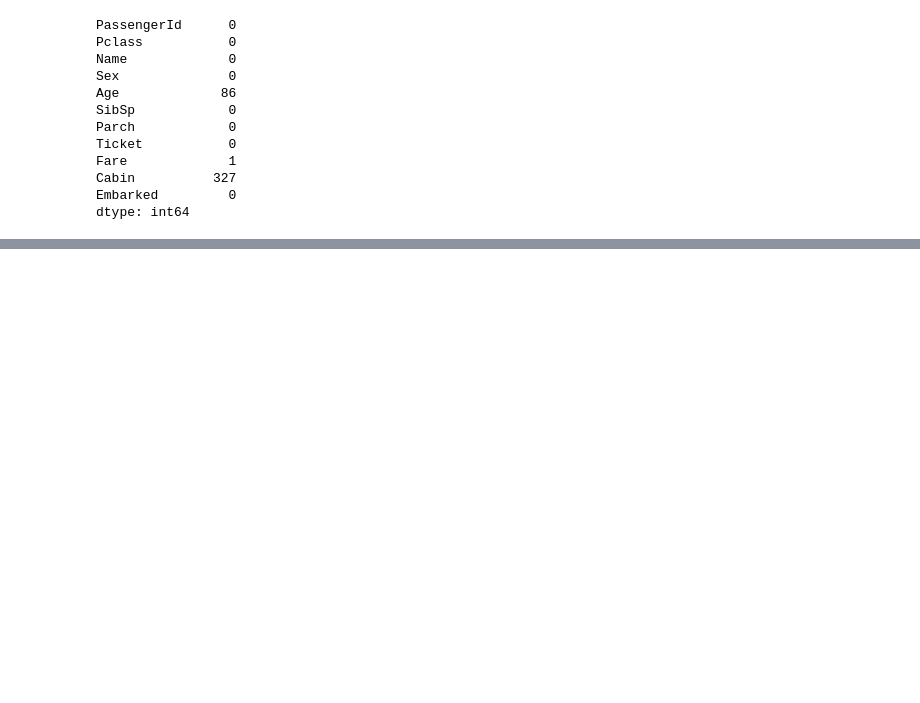
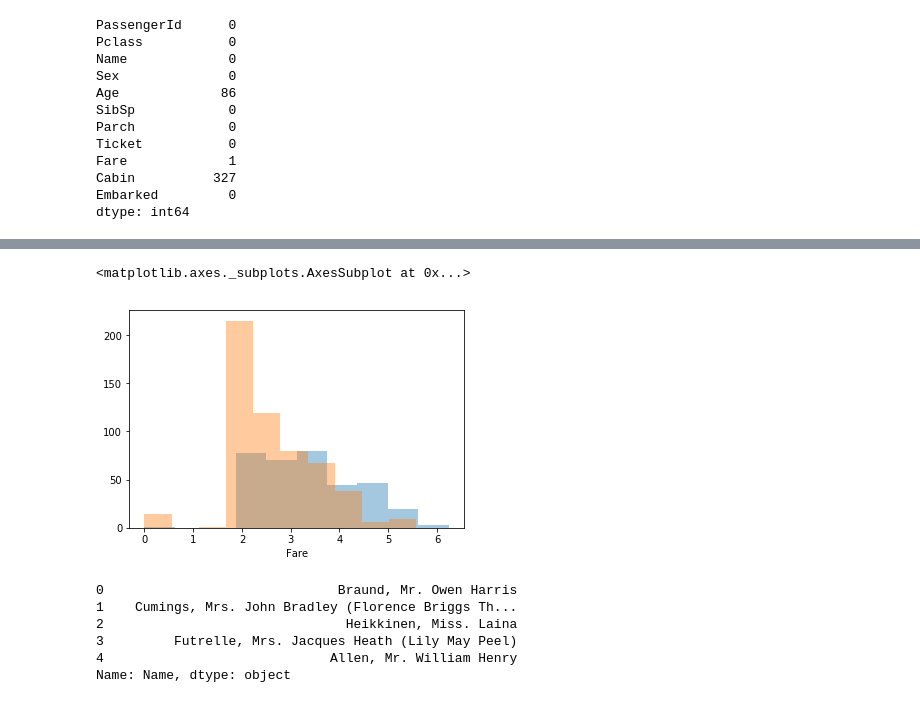
Before and after one commit to nykeijiban/kaggle-training, a Jupyter notebook: titanic_training.ipynb, the cells around one changed output, grey strips where cells are left out. Drawn from its saved outputs; the diff is of its cells as text; code cells hidden in the pictures; blank space fills up the shorter version.

```diff
--- a/titanic_training.ipynb
+++ b/titanic_training.ipynb
@@ -100,0 +153,20 @@ train_data.head()
+# %%
+# Fareの対数変換
+train_data['Fare'] = np.log1p(train_data['Fare'])
+test_data['Fare'] = np.log1p(test_data['Fare'])
+
+sns.distplot(train_data[train_data['Survived']==1]['Fare'],kde=False,rug=False,bins=10)
+sns.distplot(train_data[train_data['Survived']==0]['Fare'],kde=False,rug=False,bins=10)
+# %% [output]
+<matplotlib.axes._subplots.AxesSubplot at 0x...>
+[figure, added]
+# %%
+# Name列
+train_data['Name'].head()
+# %% [output]
+0                              Braund, Mr. Owen Harris
+1    Cumings, Mrs. John Bradley (Florence Briggs Th...
+2                               Heikkinen, Miss. Laina
+3         Futrelle, Mrs. Jacques Heath (Lily May Peel)
+4                             Allen, Mr. William Henry
+Name: Name, dtype: object
```
Also changed, not shown: parts of 13 cells of this notebook.
